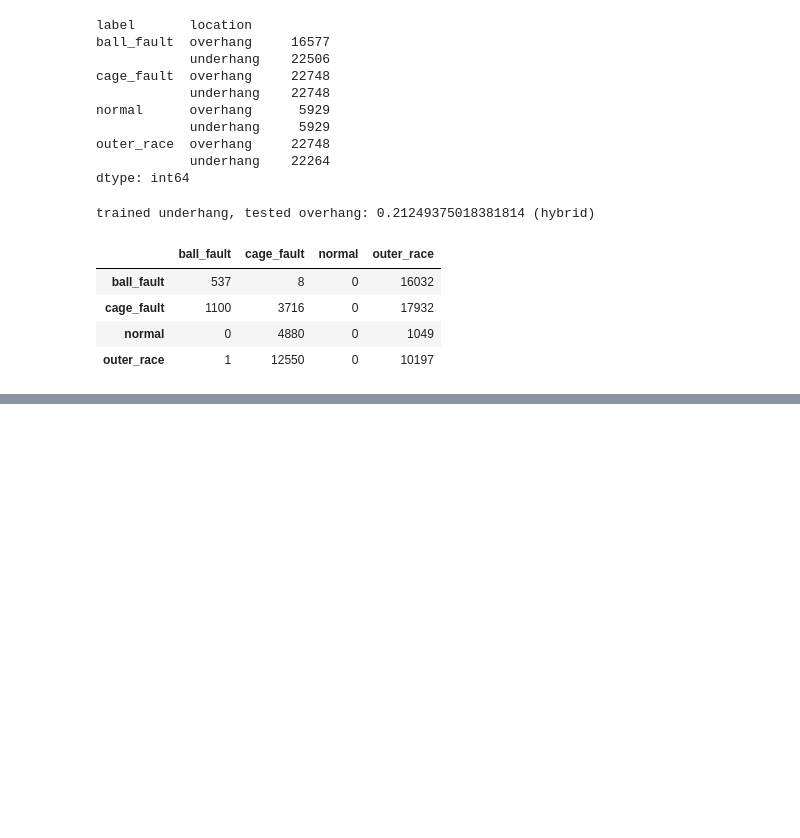
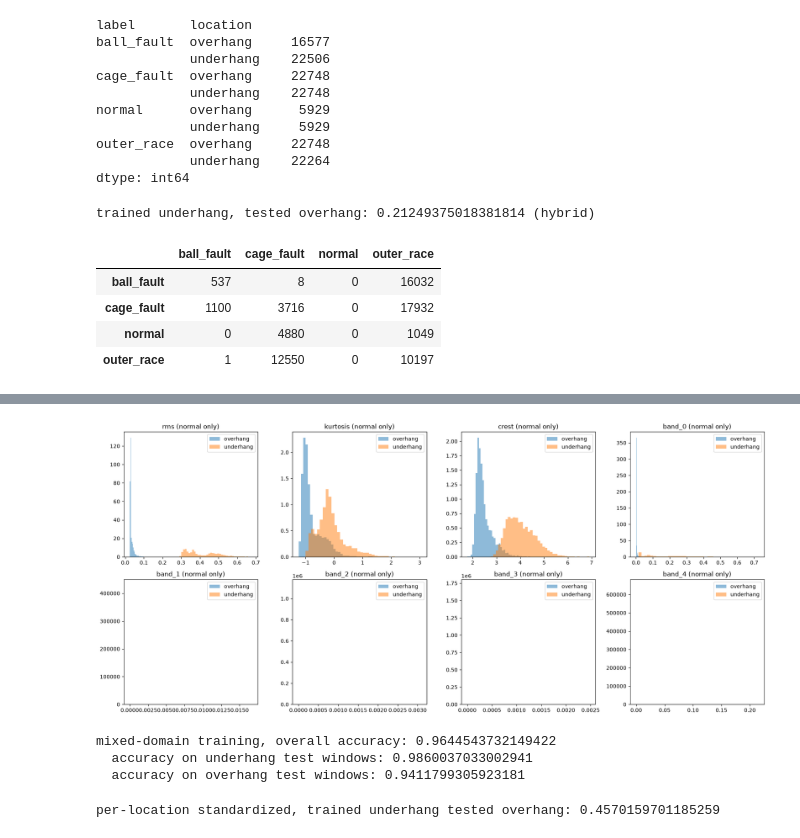
Before and after one commit to yashhorseman/bearing-fault-detection, a Jupyter notebook: notebooks/mafaulda.ipynb, the cells around one changed output, grey strips where cells are left out. Drawn from its saved outputs; the diff is of its cells as text; code cells hidden in the pictures; blank space fills up the shorter version.

```diff
--- a/notebooks/mafaulda.ipynb
+++ b/notebooks/mafaulda.ipynb
@@ -259,0 +282,11 @@ for i in range
+# %%
+normal_df = feat_df.loc[feat_df["label"] == "normal"]
+
+Xtr_n, Xte_n, ytr_n, yte_n = train_test_split(
+    normal_df[feat], normal_df["location"], test_size = 0.25,
+    stratify = normal_df["location"], random_state = 0
+)
+
+normal_loc_clf = RandomForestClassifier(n_estimators=200, random_state=0)
+normal_loc_clf.fit(Xtr_n, ytr_n)
+print("location-prediction accuracy on HEALTHY windows only:", normal_loc_clf.score(Xte_n, yte_n))
@@ -259,0 +341,45 @@ for i in range
+# %%
+fig, axes = plt.subplots(2, 4, figsize=(18, 8))
+for ax, f in zip(axes.flat, feat):
+    for loc, group in normal_df.groupby("location"):
+        ax.hist(group[f], bins=40, alpha=0.5, label=loc, density=True)
+    ax.set_title(f + " (normal only)")
+    ax.legend()
+plt.tight_layout()
+plt.show()
+# %% [output]
+[figure, added]
+# %%
+strat_key = feat_df["label"] + "_" + feat_df["location"]
+
+Xtr_mix, Xte_mix, ytr_mix, yte_mix, loc_tr_mix, loc_te_mix = train_test_split(
+    feat_df[feat], feat_df["label"], feat_df["location"],
+    test_size = 0.25, stratify = strat_key, random_state = 0
+)
+
+clf_mixed = RandomForestClassifier(n_estimators = 200, random_state = 0)
+clf_mixed.fit(Xtr_mix, ytr_mix)
+print("mixed-domain training, overall accuracy:", clf_mixed.score(Xte_mix,yte_mix))
+
+for loc in ["underhang", "overhang"]:
+    mask = (loc_te_mix == loc).values
+    print(f"  accuracy on {loc} test windows:", clf_mixed.score(Xte_mix[mask], yte_mix[mask]))
+# %% [output]
+mixed-domain training, overall accuracy: 0.9644543732149422
+  accuracy on underhang test windows: 0.9860037033002941
+  accuracy on overhang test windows: 0.9411799305923181
+# %%
+from sklearn.preprocessing import StandardScaler
+
+train_scaler = StandardScaler().fit(feat_df.loc[train_idx, feat])
+test_scaler = StandardScaler().fit(feat_df.loc[test_idx, feat])
+
+Xtr_std = train_scaler.transform(feat_df.loc[train_idx, feat])
+Xte_std = test_scaler.transform(feat_df.loc[test_idx, feat])
+
+clf_std = RandomForestClassifier(n_estimators=200, random_state=0)
+clf_std.fit(Xtr_std, feat_df.loc[train_idx, "label"])
+print("per-location standardized, trained underhang tested overhang:",
+      clf_std.score(Xte_std, feat_df.loc[test_idx, "label"]))
+# %% [output]
+per-location standardized, trained underhang tested overhang: 0.4570159701185259
```
Also changed, not shown: parts of 13 cells of this notebook.
